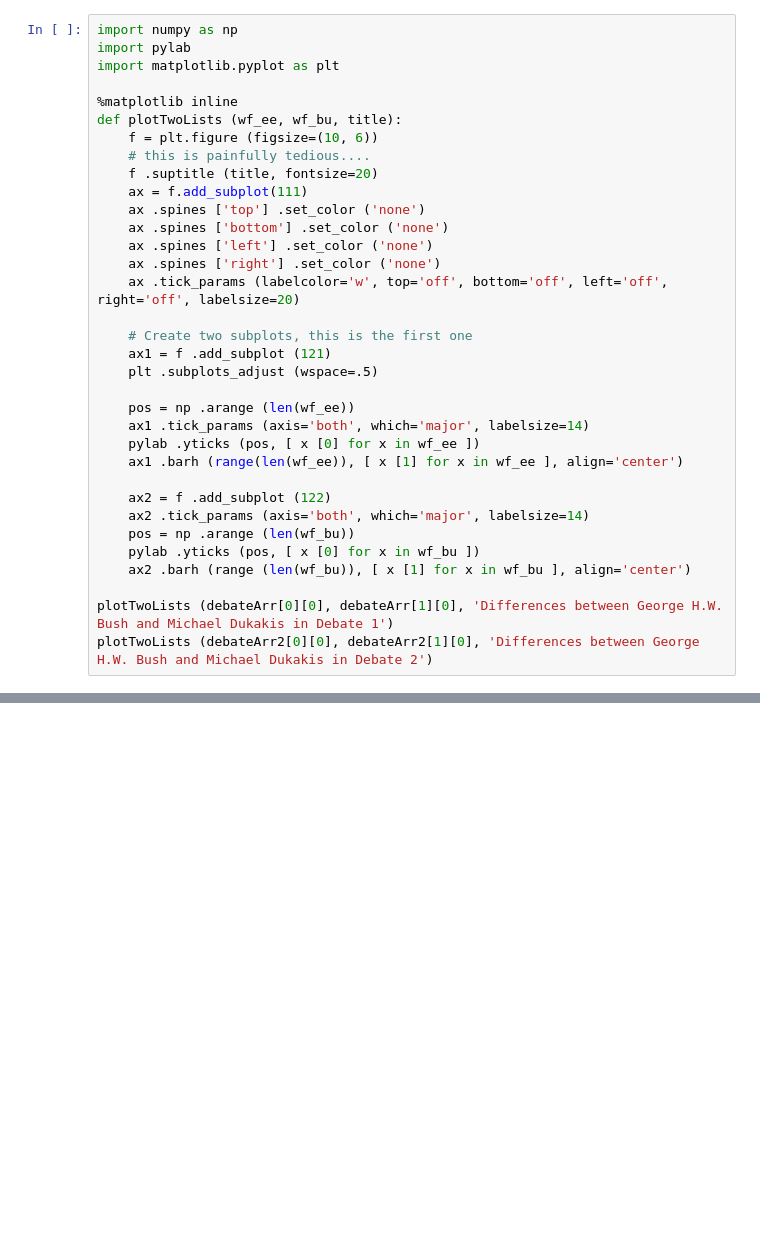
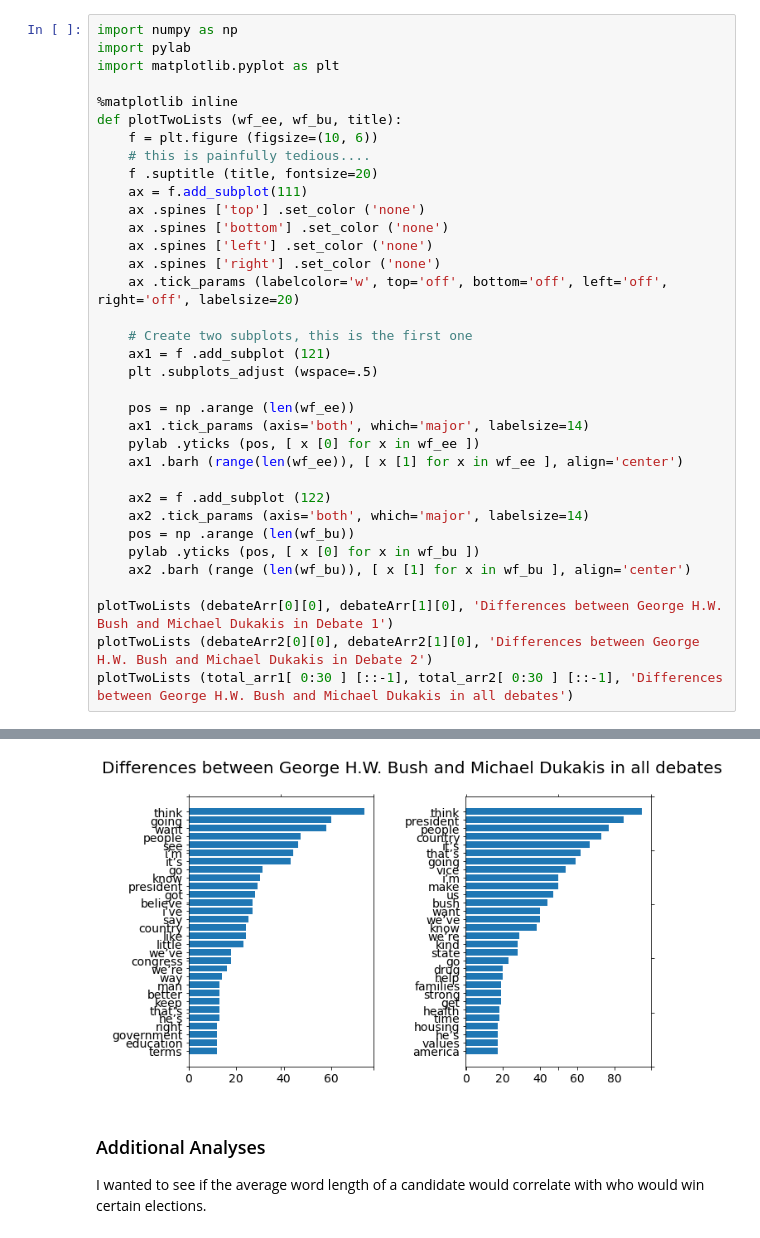
Before and after one commit to fdac20/DebateAnalysis, a Jupyter notebook: 1988Election.ipynb, the cells around one changed output, grey strips where cells are left out. Saved outputs shown, nothing was run; the diff lists cells and outputs as text; blank space fills up the shorter version.

```diff
--- a/1988Election.ipynb
+++ b/1988Election.ipynb
@@ -122,30 +189,36 @@ def plotTwoLists (wf_ee, wf_bu, title):
     f = plt.figure (figsize=(10, 6))
     # this is painfully tedious....
     f .suptitle (title, fontsize=20)
     ax = f.add_subplot(111)
     ax .spines ['top'] .set_color ('none')
     ax .spines ['bottom'] .set_color ('none')
     ax .spines ['left'] .set_color ('none')
     ax .spines ['right'] .set_color ('none')
     ax .tick_params (labelcolor='w', top='off', bottom='off', left='off', right='off', labelsize=20)
 
     # Create two subplots, this is the first one
     ax1 = f .add_subplot (121)
     plt .subplots_adjust (wspace=.5)
 
     pos = np .arange (len(wf_ee))
     ax1 .tick_params (axis='both', which='major', labelsize=14)
     pylab .yticks (pos, [ x [0] for x in wf_ee ])
     ax1 .barh (range(len(wf_ee)), [ x [1] for x in wf_ee ], align='center')
 
     ax2 = f .add_subplot (122)
     ax2 .tick_params (axis='both', which='major', labelsize=14)
     pos = np .arange (len(wf_bu))
     pylab .yticks (pos, [ x [0] for x in wf_bu ])
     ax2 .barh (range (len(wf_bu)), [ x [1] for x in wf_bu ], align='center')
 
 plotTwoLists (debateArr[0][0], debateArr[1][0], 'Differences between George H.W. Bush and Michael Dukakis in Debate 1')
 plotTwoLists (debateArr2[0][0], debateArr2[1][0], 'Differences between George H.W. Bush and Michael Dukakis in Debate 2')
+plotTwoLists (total_arr1[ 0:30 ] [::-1], total_arr2[ 0:30 ] [::-1], 'Differences between George H.W. Bush and Michael Dukakis in all debates')
 # %% [output]
 [figure]
 [figure]
+[figure, added]
+# %% [markdown]
+<h3>Additional Analyses</h3>
+
+<p>I wanted to see if the average word length of a candidate would correlate with who would win certain elections.</p>
```
Also changed, not shown: parts of 5 cells of this notebook, 7 other files.
